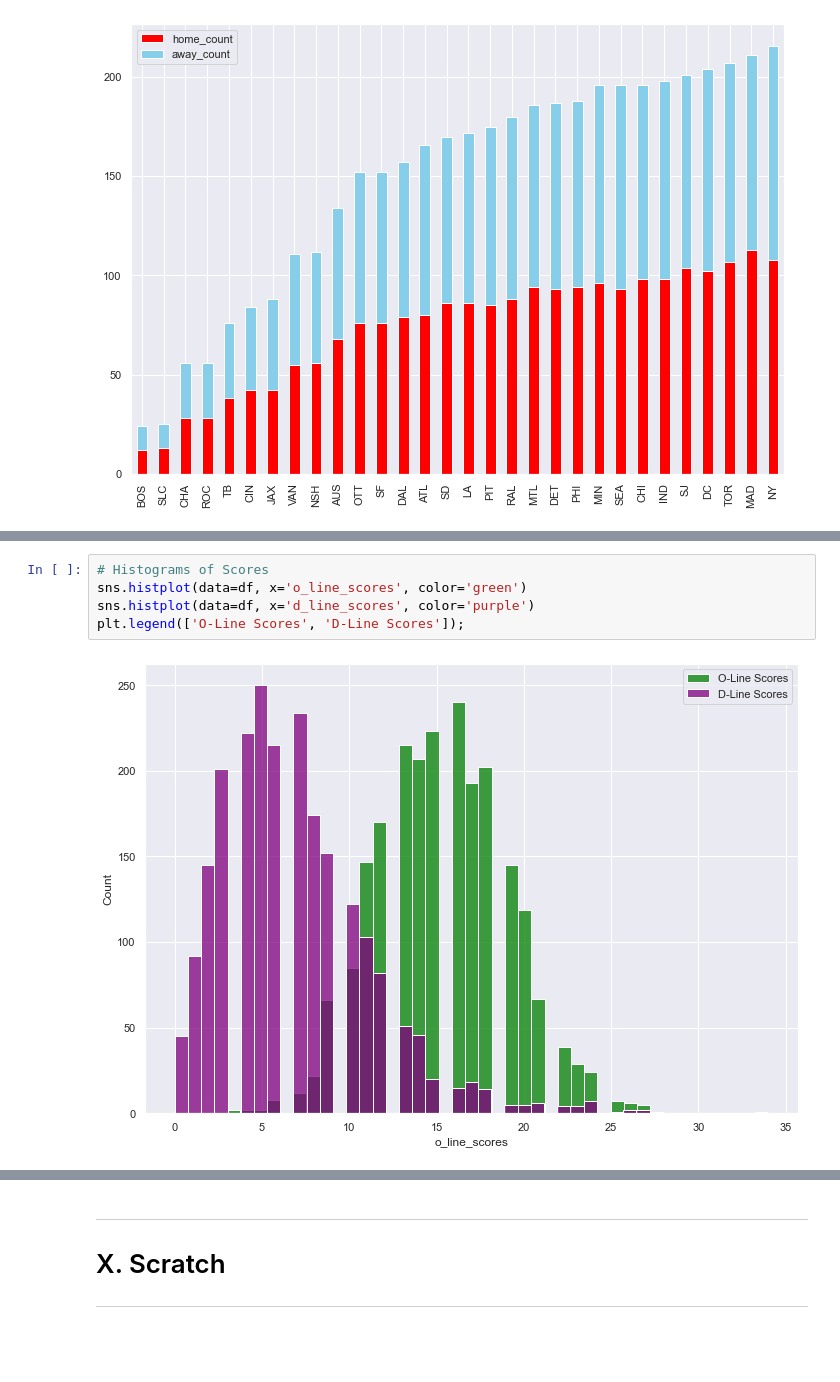
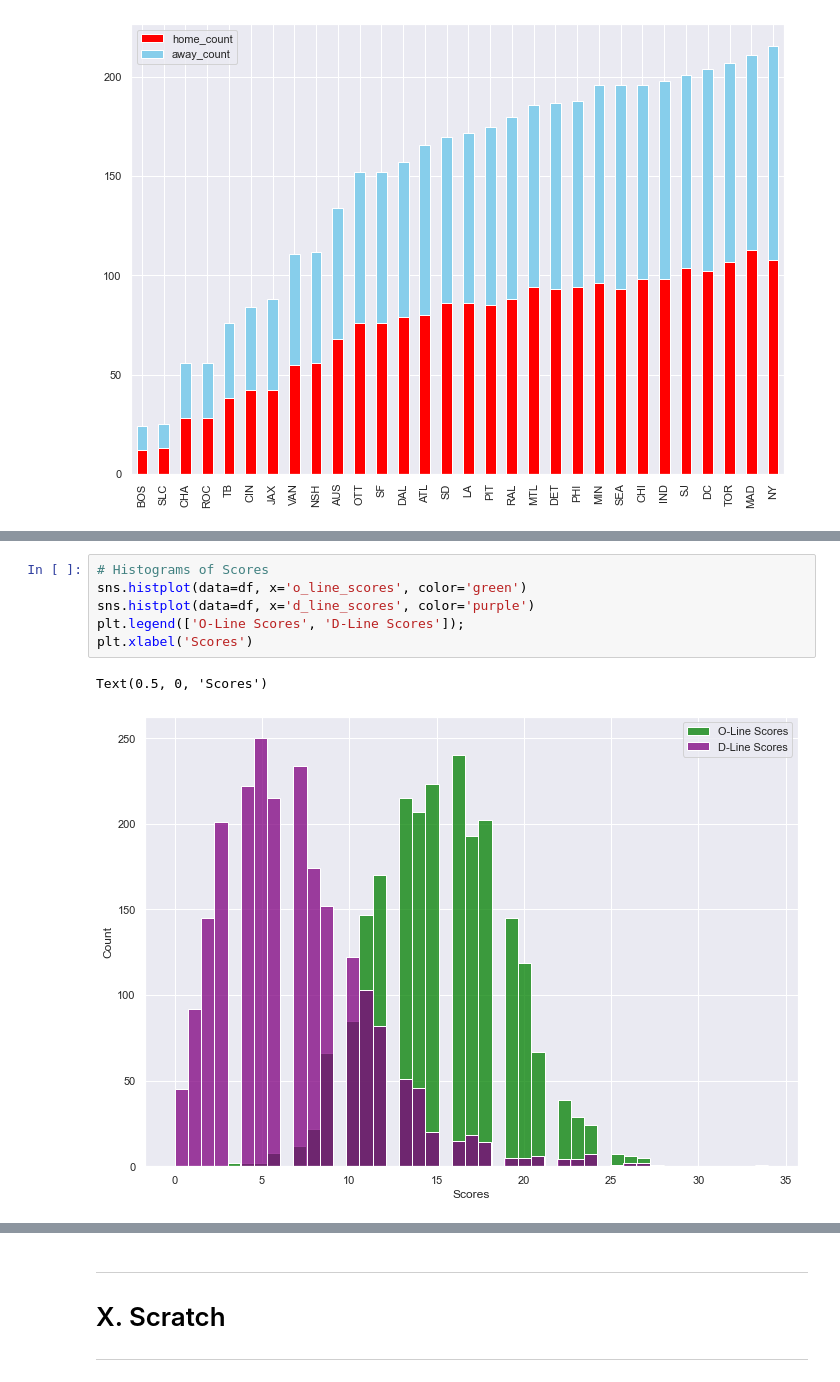
Before and after one commit to g-lorenzo/audl_ds, a Jupyter notebook: EDA.ipynb, the cells around one changed output, grey strips where cells are left out. Cells and saved outputs as stored; diff of their text form; blank space fills up the shorter version.

```diff
--- a/EDA.ipynb
+++ b/EDA.ipynb
@@ -129,10 +134,12 @@ sns.histplot(data=df, x='away_score', color='skyblue')
 # %%
 # Histograms of Scores
 sns.histplot(data=df, x='o_line_scores', color='green')
 sns.histplot(data=df, x='d_line_scores', color='purple')
 plt.legend(['O-Line Scores', 'D-Line Scores']);
+plt.xlabel('Scores')
 # %% [output]
+Text(0.5, 0, 'Scores')
-[figure, old version]
+[figure, new version]
 # %%
 sns.histplot(data=df, x='o_line_posessions', color='green')
 sns.histplot(data=df, x='d_line_posessions', color='purple')
```
Also changed, not shown: parts of 8 cells of this notebook.
